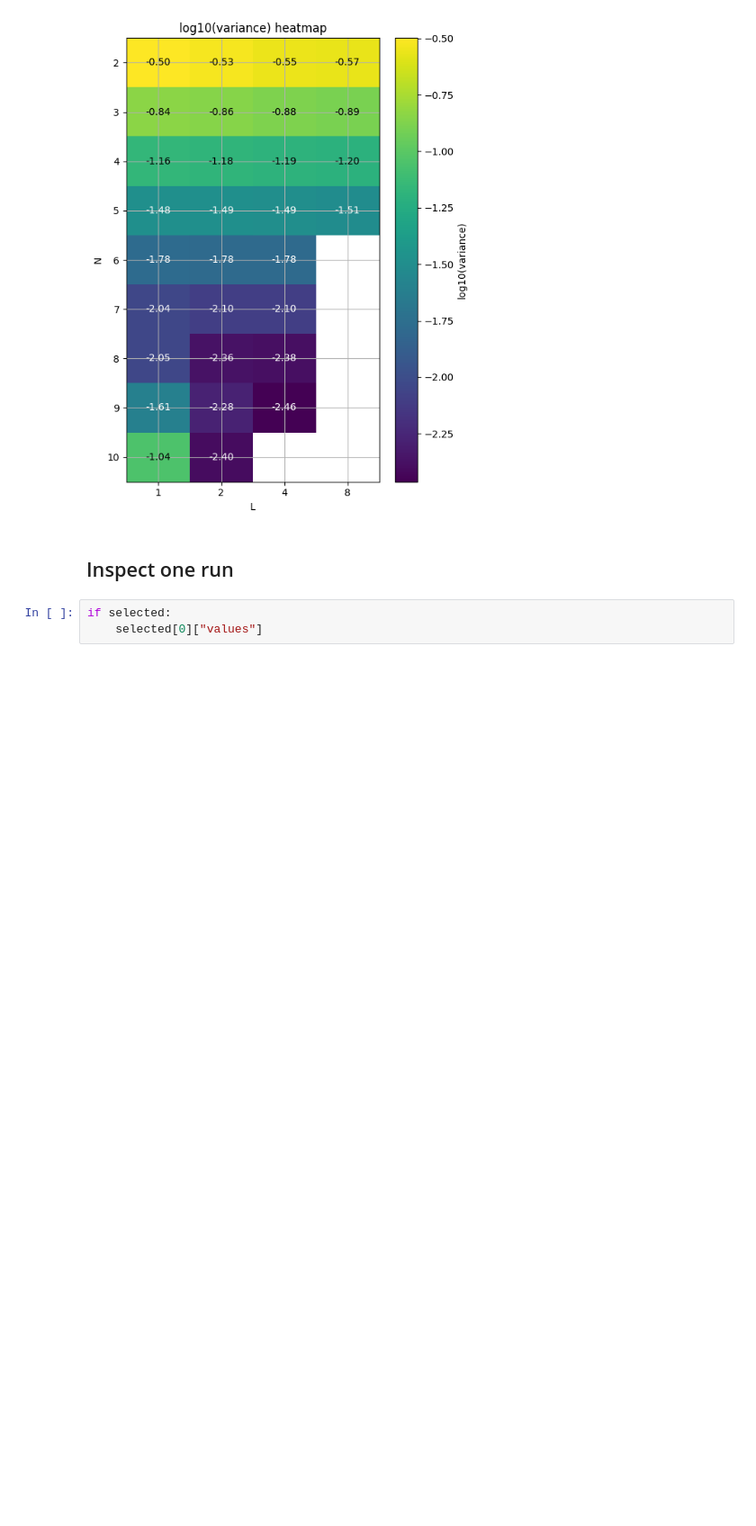
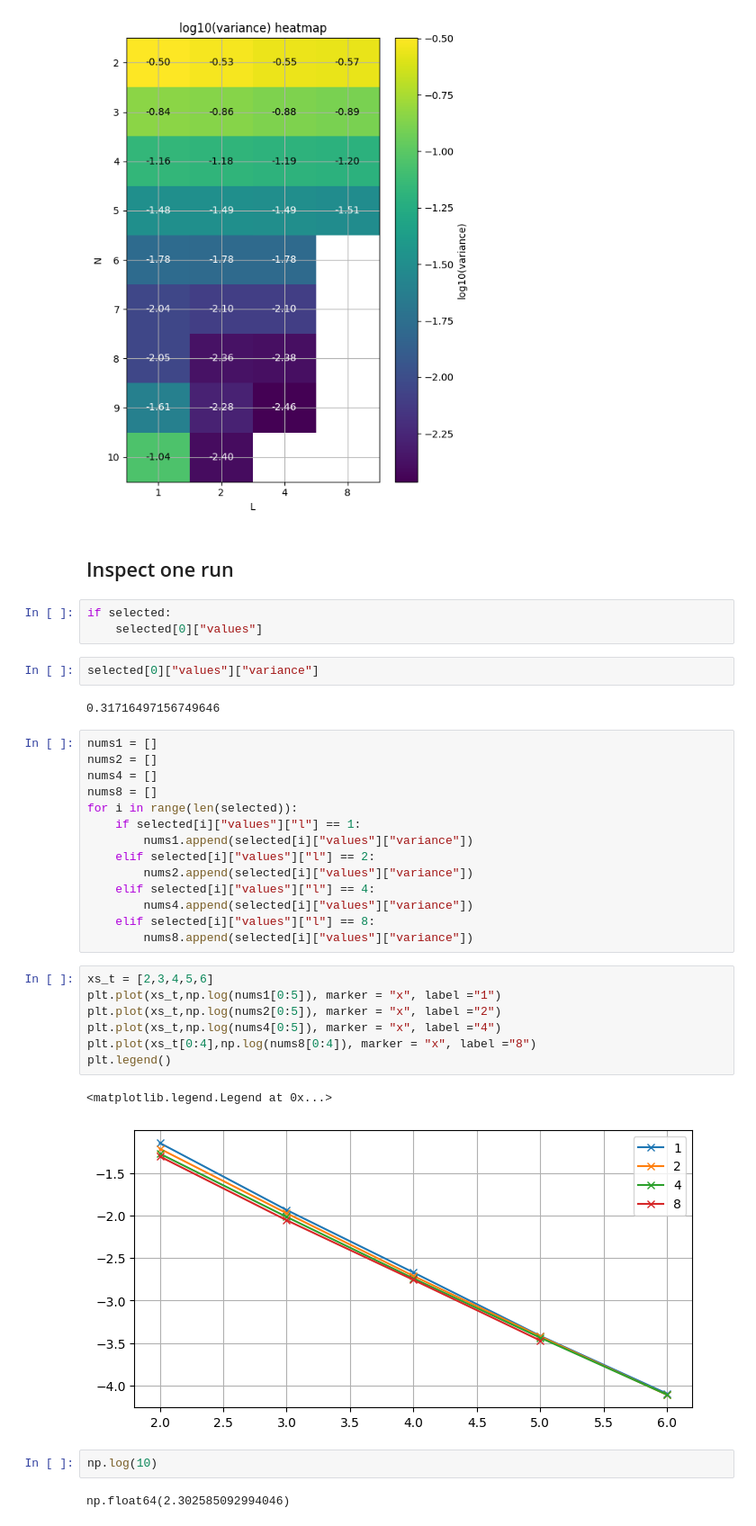
Before and after one commit to Joel-Kunk/VQCFD_quimb, a Jupyter notebook: analysis_variance.ipynb, the cells around one changed output. Shown at 90% size. Saved outputs shown, nothing was run; the diff lists cells and outputs as text; blank space fills up the shorter version.

```diff
--- a/analysis_variance.ipynb
+++ b/analysis_variance.ipynb
@@ -111,3 +114,35 @@ an.plot_variance_heatmap(selected);
 # %%
 if selected:
     selected[0]["values"]
+# %%
+selected[0]["values"]["variance"]
+# %% [output]
+0.31716497156749646
+# %%
+nums1 = []
+nums2 = []
+nums4 = []
+nums8 = []
+for i in range(len(selected)):
+    if selected[i]["values"]["l"] == 1:
+        nums1.append(selected[i]["values"]["variance"])
+    elif selected[i]["values"]["l"] == 2:
+        nums2.append(selected[i]["values"]["variance"])
+    elif selected[i]["values"]["l"] == 4:
+        nums4.append(selected[i]["values"]["variance"])
+    elif selected[i]["values"]["l"] == 8:
+        nums8.append(selected[i]["values"]["variance"])
+# %%
+xs_t = [2,3,4,5,6]
+plt.plot(xs_t,np.log(nums1[0:5]), marker = "x", label ="1")
+plt.plot(xs_t,np.log(nums2[0:5]), marker = "x", label ="2")
+plt.plot(xs_t,np.log(nums4[0:5]), marker = "x", label ="4")
+plt.plot(xs_t[0:4],np.log(nums8[0:4]), marker = "x", label ="8")
+plt.legend()
+# %% [output]
+<matplotlib.legend.Legend at 0x...>
+[figure, added]
+# %%
+np.log(10)
+# %% [output]
+np.float64(2.302585092994046)
```
Also changed, not shown: parts of 2 cells of this notebook, 2 other files.
